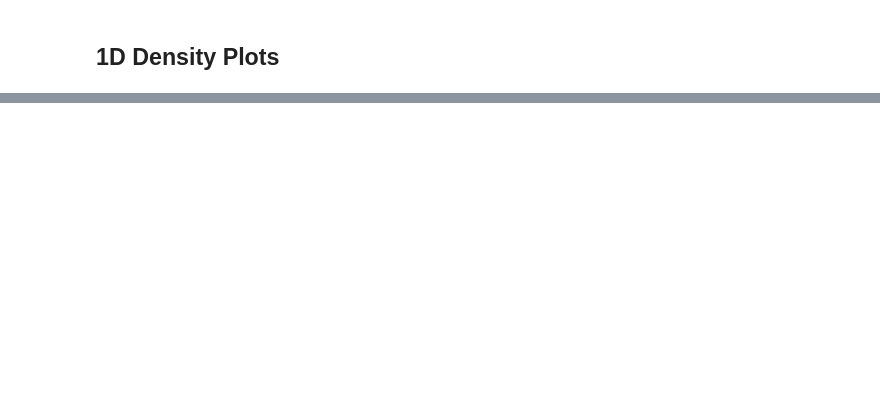
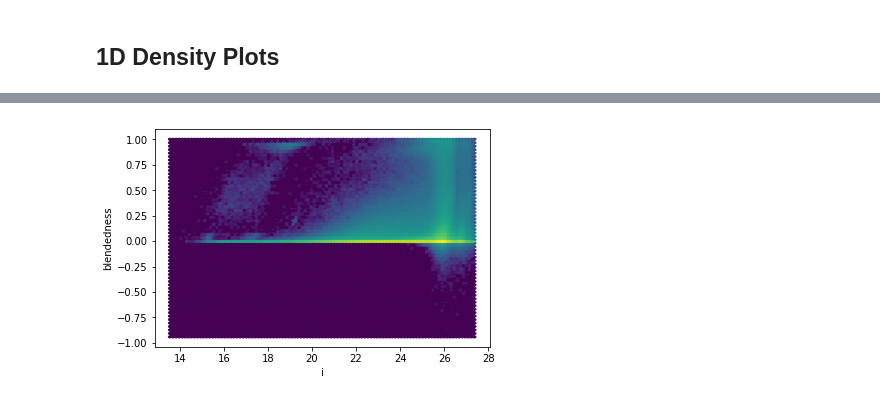
Before and after one commit to LSSTDESC/DC2-analysis, a Jupyter notebook: contributed/validate_dc2_object_table.ipynb, the cells around one changed output, grey strips where cells are left out. Cells and saved outputs as stored; diff of their text form; code cells hidden in the pictures; blank space fills up the shorter version.

```diff
--- a/contributed/validate_dc2_object_table.ipynb
+++ b/contributed/validate_dc2_object_table.ipynb
@@ -210,0 +276,8 @@ plot_mag('y')
+# %%
+good_blendedness = good[np.isfinite(good['blendedness'])]
+plt.hexbin(good_blendedness['mag_i'], good_blendedness['blendedness'],
+          bins='log');
+plt.xlabel('i')
+plt.ylabel('blendedness');
+# %% [output]
+[figure, added]
```
Also changed, not shown: parts of 32 cells of this notebook.
